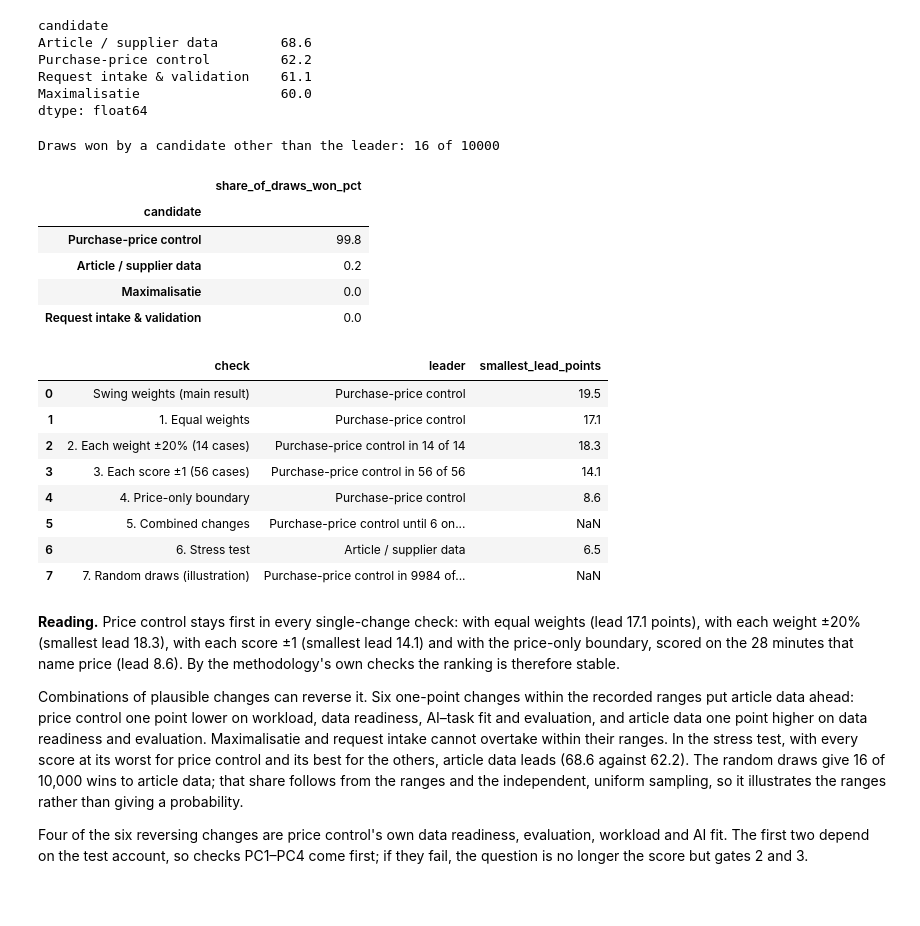
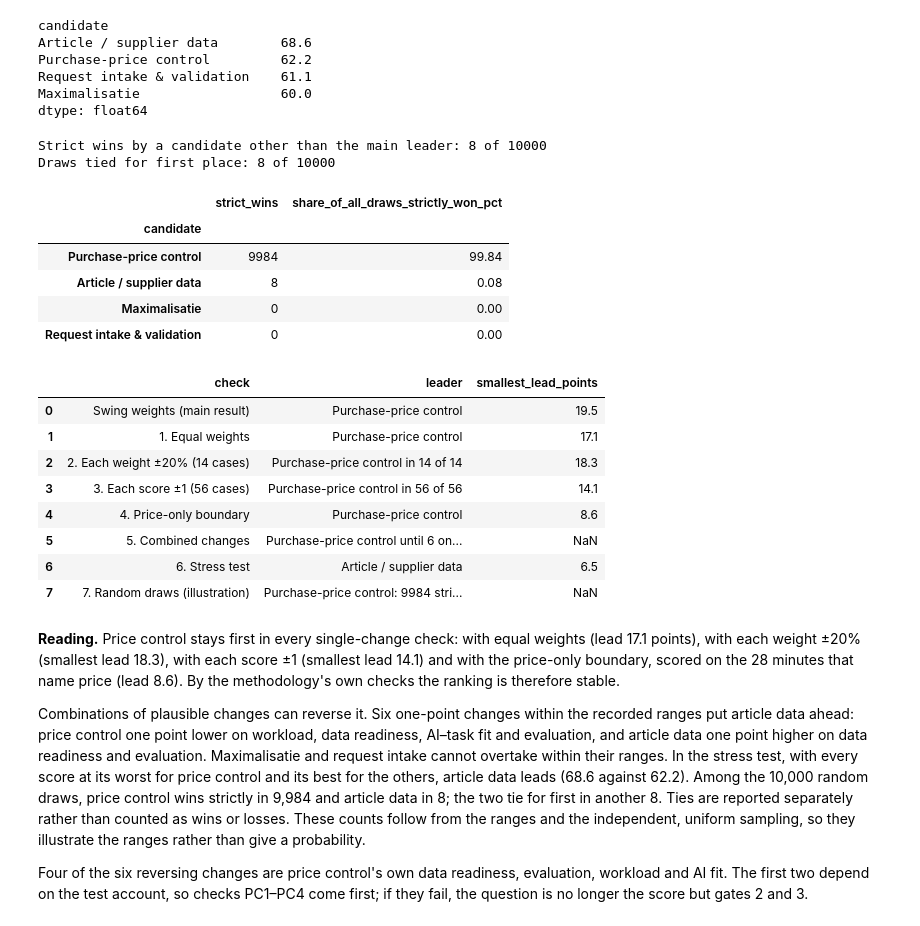
Before and after one commit to Luuuuuig/Bachelor-End-Project, a Jupyter notebook: Focal_Case_Selection_2026-10-07.ipynb, the cells around one changed output. Cells and saved outputs as stored; diff of their text form; code cells hidden in the pictures; blank space fills up the shorter version.

```diff
--- a/Focal_Case_Selection_2026-10-07.ipynb
+++ b/Focal_Case_Selection_2026-10-07.ipynb
@@ -332,22 +332,31 @@ dtype: float64
 # %%
 # 7. Random draws: each score drawn independently and uniformly from its low-high range
 rng = np.random.default_rng(20261007)
 draws = 10000
 wins = pd.Series(0, index=score_table.index)
+tied_draws = 0
 for _ in range(draws):
     s = pd.DataFrame(rng.integers(low.to_numpy(), high.to_numpy() + 1), index=low.index, columns=low.columns)
-    wins[(s @ weights["weight"]).idxmax()] += 1
+    # Integer swing-weight sums preserve the ranking without floating-point tie drift.
+    draw_totals = s @ weights["swing"]
+    leaders = draw_totals.index[draw_totals.eq(draw_totals.max())]
+    if len(leaders) == 1:
+        wins[leaders[0]] += 1
+    else:
+        tied_draws += 1
 
-print("Draws won by a candidate other than the leader:", draws - wins[leader], "of", draws)
-(wins / draws * 100).sort_values(ascending=False).round(1).to_frame("share_of_draws_won_pct")
+print("Strict wins by a candidate other than the main leader:", wins.sum() - wins[leader], "of", draws)
+print("Draws tied for first place:", tied_draws, "of", draws)
+pd.DataFrame({"strict_wins": wins, "share_of_all_draws_strictly_won_pct": wins / draws * 100}).sort_values("strict_wins", ascending=False).round(2)
 # %% [output]
-Draws won by a candidate other than the leader: 16 of 10000
+Strict wins by a candidate other than the main leader: 8 of 10000
+Draws tied for first place: 8 of 10000
-|  | share_of_draws_won_pct |
-| candidate |  |
-| Purchase-price control | 99.8 |
-| Article / supplier data | 0.2 |
-| Maximalisatie | 0.0 |
-| Request intake & validation | 0.0 |
+|  | strict_wins | share_of_all_draws_strictly_won_pct |
+| candidate |  |  |
+| Purchase-price control | 9984 | 99.84 |
+| Article / supplier data | 8 | 0.08 |
+| Maximalisatie | 0 | 0.00 |
+| Request intake & validation | 0 | 0.00 |
 # %%
 # Summary of the checks
 summary = pd.DataFrame([
@@ -358,7 +367,7 @@ summary = pd.DataFrame([
     ["4. Price-only boundary", price_only_totals.index[0], price_only_totals.iloc[0] - price_only_totals.iloc[1]],
     ["5. Combined changes", leader + f" until {int(combined['fewest_changes_needed'].min())} one-point changes", np.nan],
     ["6. Stress test", stress_totals.index[0], stress_totals.iloc[0] - stress_totals.iloc[1]],
-    ["7. Random draws (illustration)", wins.idxmax() + f" in {wins.max()} of {draws} draws", np.nan],
+    ["7. Random draws (illustration)", wins.idxmax() + f": {wins.max()} strict wins; {tied_draws} draws tied for first", np.nan],
 ], columns=["check", "leader", "smallest_lead_points"])
 summary.round(1)
 # %% [output]
@@ -370,11 +379,11 @@ summary.round(1)
 | 4 | 4. Price-only boundary | Purchase-price control | 8.6 |
 | 5 | 5. Combined changes | Purchase-price control until 6 on... | NaN |
 | 6 | 6. Stress test | Article / supplier data | 6.5 |
-| 7 | 7. Random draws (illustration) | Purchase-price control in 9984 of... | NaN |
+| 7 | 7. Random draws (illustration) | Purchase-price control: 9984 stri... | NaN |
 # %% [markdown]
 **Reading.** Price control stays first in every single-change check: with equal weights (lead 17.1 points), with each weight ±20% (smallest lead 18.3), with each score ±1 (smallest lead 14.1) and with the price-only boundary, scored on the 28 minutes that name price (lead 8.6). By the methodology's own checks the ranking is therefore stable.
 
-Combinations of plausible changes can reverse it. Six one-point changes within the recorded ranges put article data ahead: price control one point lower on workload, data readiness, AI–task fit and evaluation, and article data one point higher on data readiness and evaluation. Maximalisatie and request intake cannot overtake within their ranges. In the stress test, with every score at its worst for price control and its best for the others, article data leads (68.6 against 62.2). The random draws give 16 of 10,000 wins to article data; that share follows from the ranges and the independent, uniform sampling, so it illustrates the ranges rather than giving a probability.
+Combinations of plausible changes can reverse it. Six one-point changes within the recorded ranges put article data ahead: price control one point lower on workload, data readiness, AI–task fit and evaluation, and article data one point higher on data readiness and evaluation. Maximalisatie and request intake cannot overtake within their ranges. In the stress test, with every score at its worst for price control and its best for the others, article data leads (68.6 against 62.2). Among the 10,000 random draws, price control wins strictly in 9,984 and article data in 8; the two tie for first in another 8. Ties are reported separately rather than counted as wins or losses. These counts follow from the ranges and the independent, uniform sampling, so they illustrate the ranges rather than give a probability.
 
 Four of the six reversing changes are price control's own data readiness, evaluation, workload and AI fit. The first two depend on the test account, so checks PC1–PC4 come first; if they fail, the question is no longer the score but gates 2 and 3.
 # %% [markdown]
```
Also changed, not shown: parts of 7 cells of this notebook, 1 other file.
